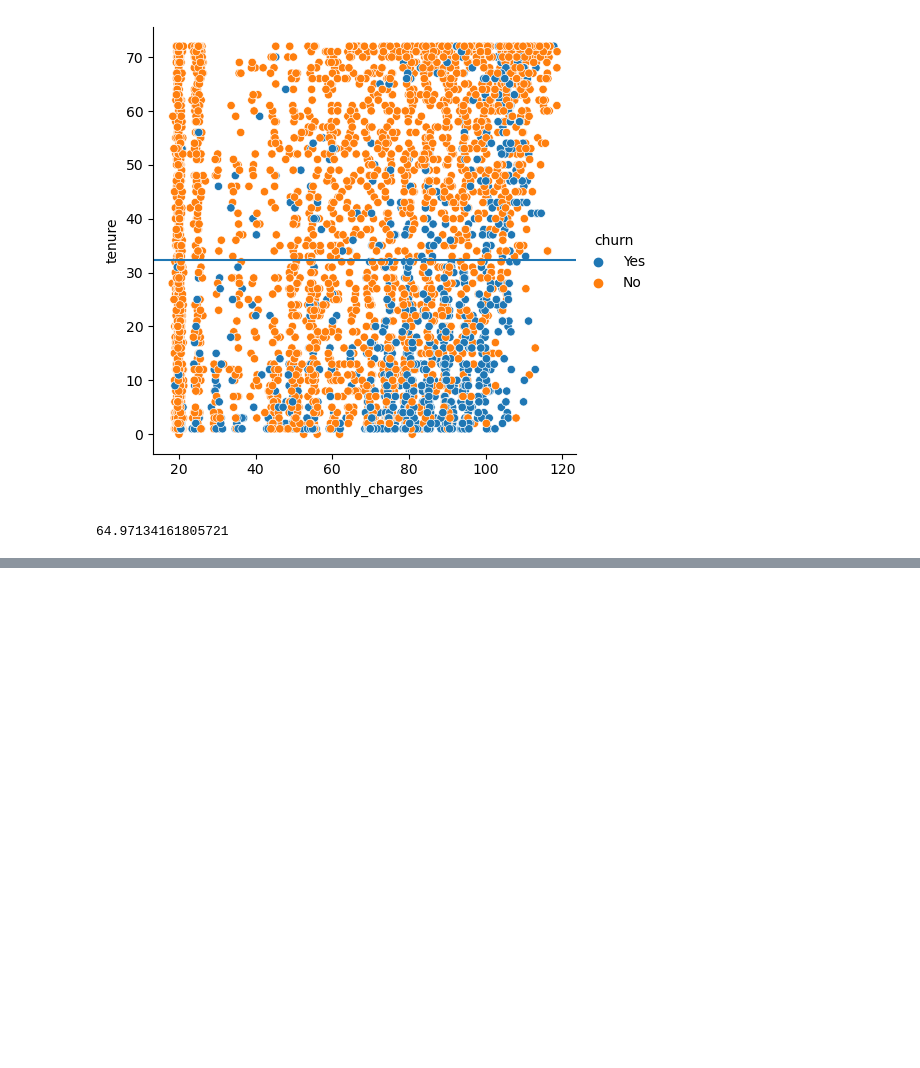
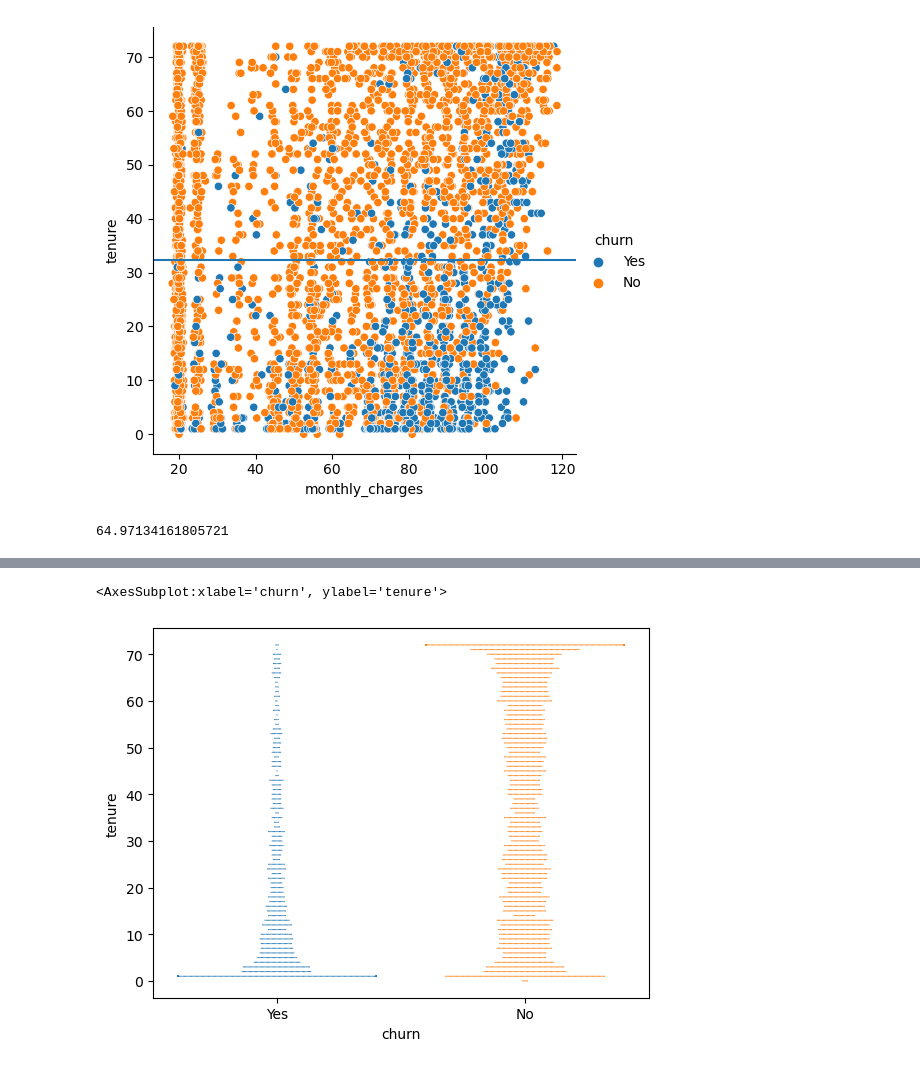
Before and after one commit to Andy-Jensen/Telco_project_part_1, a Jupyter notebook: explore.ipynb, the cells around one changed output, grey strips where cells are left out. Cells and saved outputs as stored; diff of their text form; code cells hidden in the pictures; blank space fills up the shorter version.

```diff
--- a/scratch_notebook.ipynb
+++ b/explore.ipynb
@@ -101,0 +112,7 @@ np.mean(telco_train['monthly_charges'])
+# %%
+#visualizing with a swarm plot
+
+sns.swarmplot(x='churn', y='tenure', data=telco_train, size=.825)
+# %% [output]
+<AxesSubplot:xlabel='churn', ylabel='tenure'>
+[figure, added]
```
Also changed, not shown: parts of 44 cells of this notebook.
